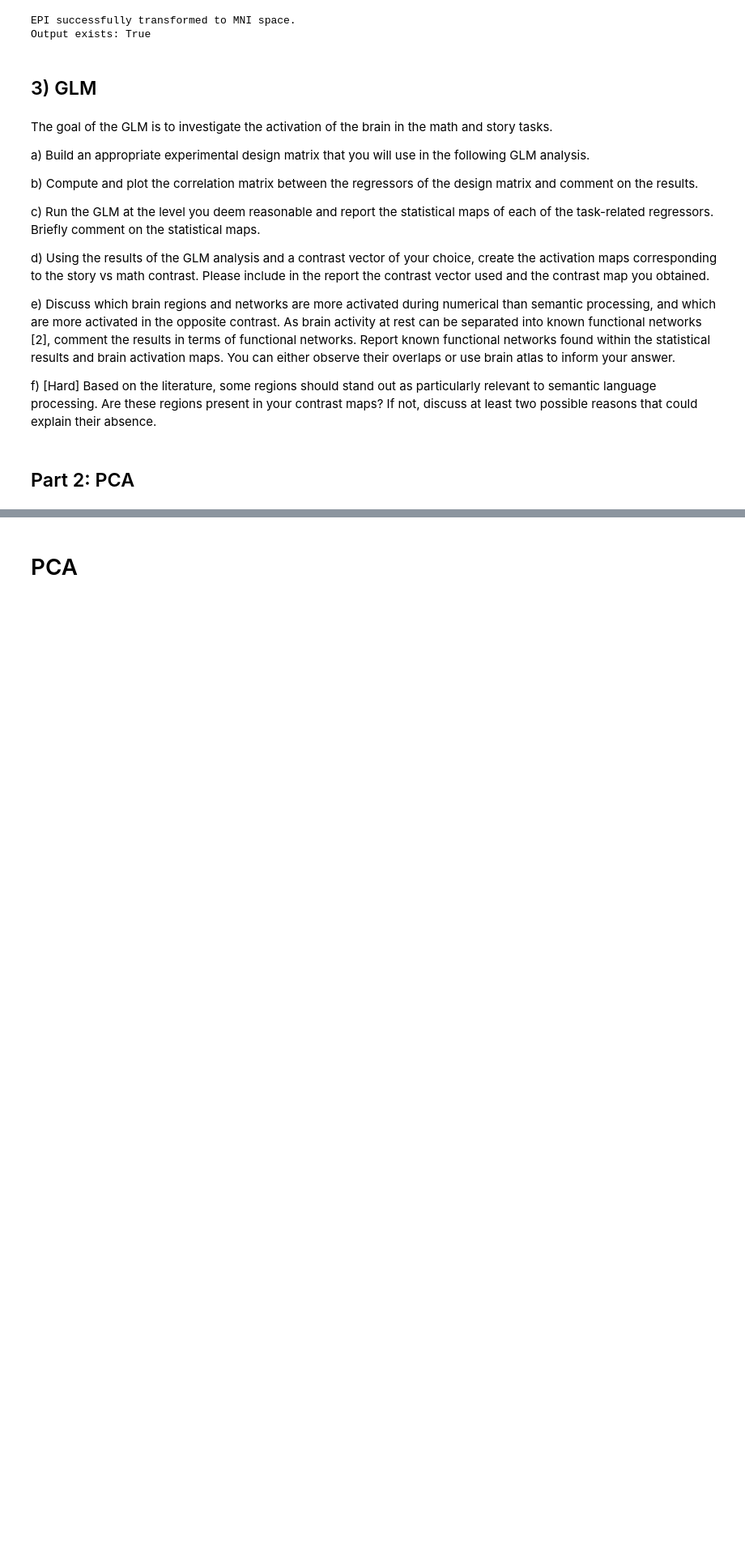
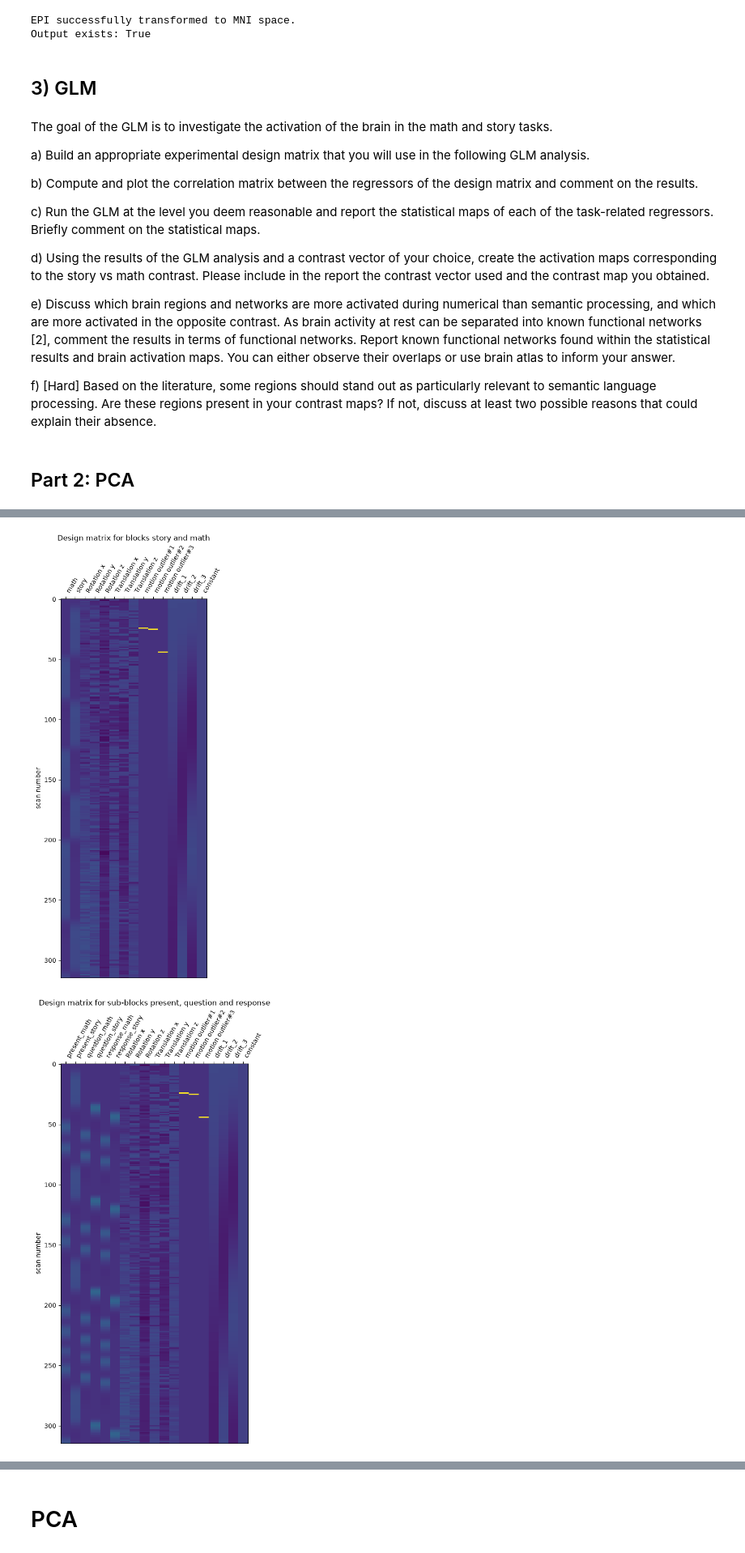
Before and after one commit to riccardobonagura/NSSP_project_1, a Jupyter notebook: GroupAI_code.ipynb, the cells around one changed output, grey strips where cells are left out. Shown at 81% size. Cells and saved outputs as stored; diff of their text form; code cells hidden in the pictures; blank space fills up the shorter version.

```diff
--- a/GroupAI_code.ipynb
+++ b/GroupAI_code.ipynb
@@ -469,6 +438,6 @@ print(f"You kept {kept_volumes} volumes.")
 # %%
 # Mean voxel intensity after removing the first volume
-settled_img = nib.load(output_target)
+settled_img = nib.load(settled)
 mean_signal_settled = settled_img.get_fdata().mean(axis=(0, 1, 2))
 
 plt.figure(figsize=(10, 4))
@@ -795,0 +767,17 @@ frame_times = np.arange(n_scans) * tr
+# %%
+# Defining the path of the events
+events_path = os.path.join(data_dir, 'fMRI', 'tfMRI_LANGUAGE_LR', 'tfMRI_LANGUAGE_LR_task_onsets.csv')
+
+# Reading and printing the events
+events = pd.read_csv(events_path)
+
+# Since we removed "start_vol" volumes, the "t = 0" shifted, therefore
+# we need to shift all the onsets:
+events['onset'] = events['onset'] - start_vol * tr
+
+# Keep only the task blocks: sub-events (present/question/response) are
+# contained in the blocks and would create near-identical regressors
+events_sm = events[events['trial_type'].isin(['story', 'math'])].copy()
+print(events_sm)
+events_pqr = events[events['trial_type'].isin(['present_story', 'question_story', 'response_story', 'present_math', 'question_math', 'response_math'])].copy()
+print(events_pqr)
@@ -795,0 +810,44 @@ frame_times = np.arange(n_scans) * tr
+# %%
+# Defining the regressors: 6 motion parameters from MCFLIRT
+# Chek there is exacly one line per volume
+assert len(mot_params) == n_scans
+# Define the confounds as the motion paramters, in order to add other regressors later on
+confounds = mot_params.copy()
+
+
+# Defining the regressors: censoring
+# One "spike" regressor per FD outlier (1 on that volume, 0 elsewhere) is added
+for i, v in enumerate(outliers):
+    reg = np.zeros((n_scans,))
+    reg[v] = 1.0
+    confounds['motion outlier#' + str(i+1)] = reg
+
+
+# Defining the design matrix keeping only the math and story block, dropping all the sub-blocks
+design_mat_sm = make_first_level_design_matrix(frame_times,
+                                            events_sm,
+                                            hrf_model='spm',
+                                            drift_model='cosine',
+                                            high_pass=1/128,
+                                            add_regs=confounds.values,
+                                            add_reg_names=list(confounds.columns))
+
+# Defining the design matrix keeping all the sub-blocks, dropping the two math and story blocks
+design_mat_pqr = make_first_level_design_matrix(frame_times,
+                                            events_pqr,
+                                            hrf_model='spm',
+                                            drift_model='cosine',
+                                            high_pass=1/128,
+                                            add_regs=confounds.values,
+                                            add_reg_names=list(confounds.columns))
+
+plot_design_matrix(design_mat_sm)
+plt.title('Design matrix for blocks story and math')
+plt.show()
+
+plot_design_matrix(design_mat_pqr)
+plt.title('Design matrix for sub-blocks present, question and response')
+plt.show()
+# %% [output]
+[figure, added]
+[figure, added]
```
Also changed, not shown: parts of 55 cells of this notebook, 1 other file.
